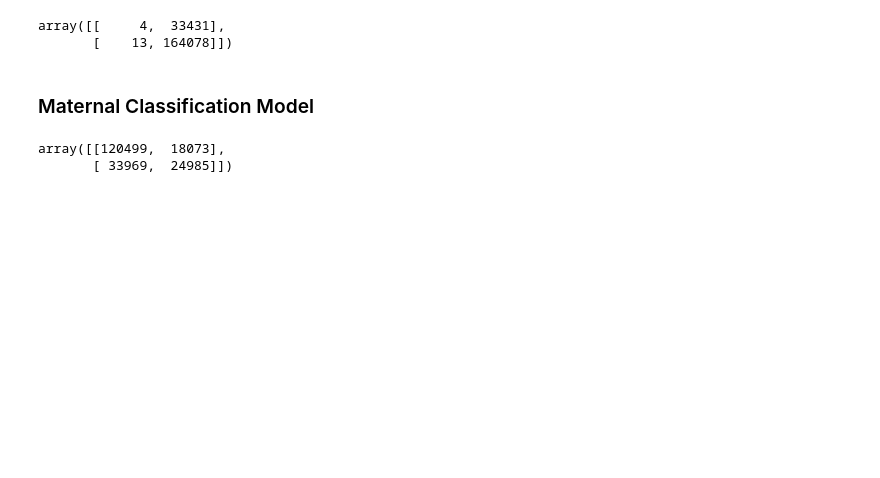
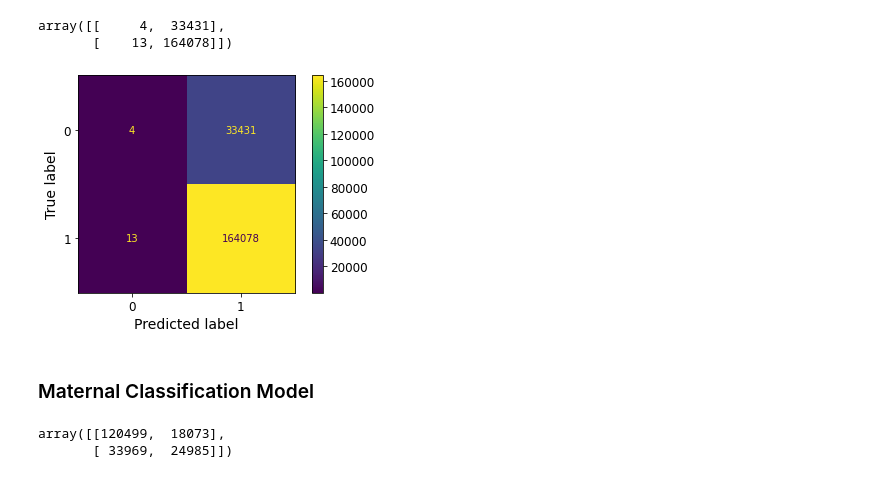
Before and after one commit to beckyeng226/CapstoneProject, a Jupyter notebook: Capstone_Project_Live_Birth_Data_Working_File_2_1_23.ipynb, the cells around one changed output. Cells and saved outputs as stored; diff of their text form; code cells hidden in the pictures; blank space fills up the shorter version.

```diff
--- a/Capstone_Project_Live_Birth_Data_Working_File_2_1_23.ipynb
+++ b/Capstone_Project_Live_Birth_Data_Working_File_2_1_23.ipynb
@@ -769,6 +787,12 @@ cm_clf_paternal_bfed
 # %% [output]
 array([[     4,  33431],
        [    13, 164078]])
+# %%
+disp_clf_paternal_bfed = ConfusionMatrixDisplay(confusion_matrix=cm_clf_paternal_bfed)
+disp_clf_paternal_bfed.plot()
+plt.show()
+# %% [output]
+[figure, added]
 # %% [markdown]
 ### Maternal Classification Model
 # %%
```
Also changed, not shown: parts of 12 cells of this notebook.
